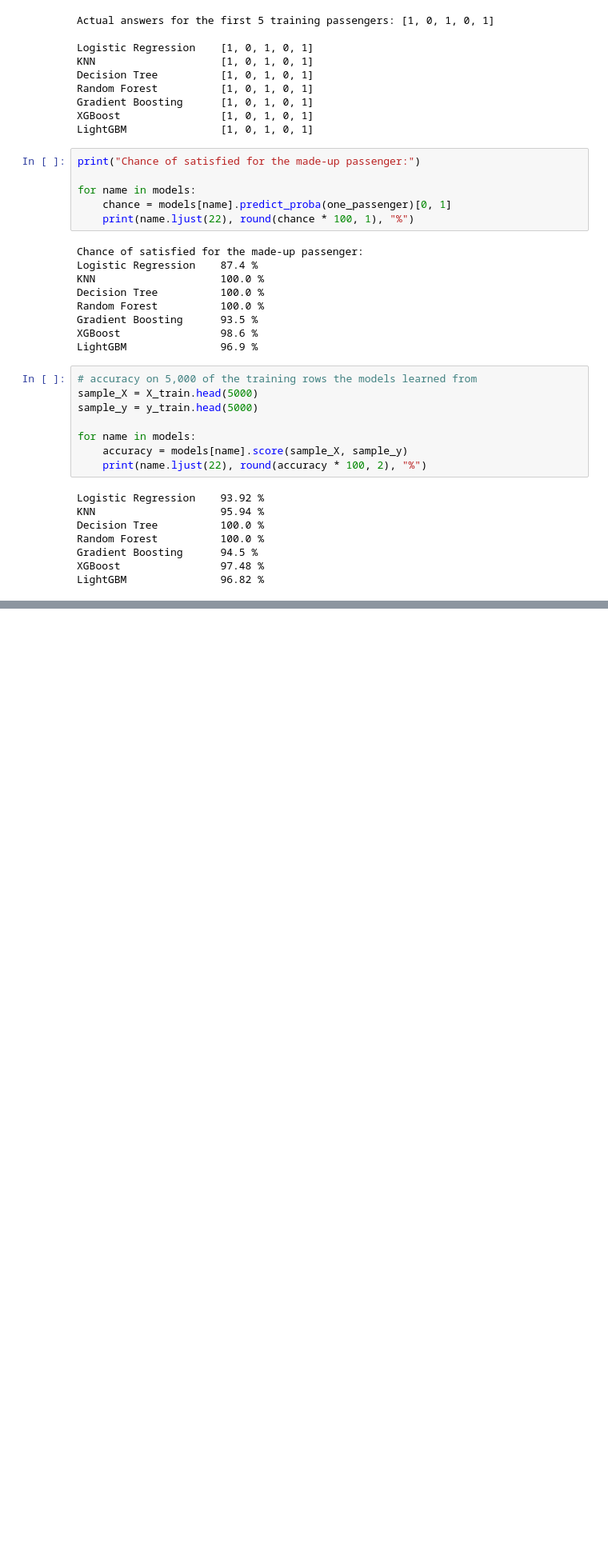
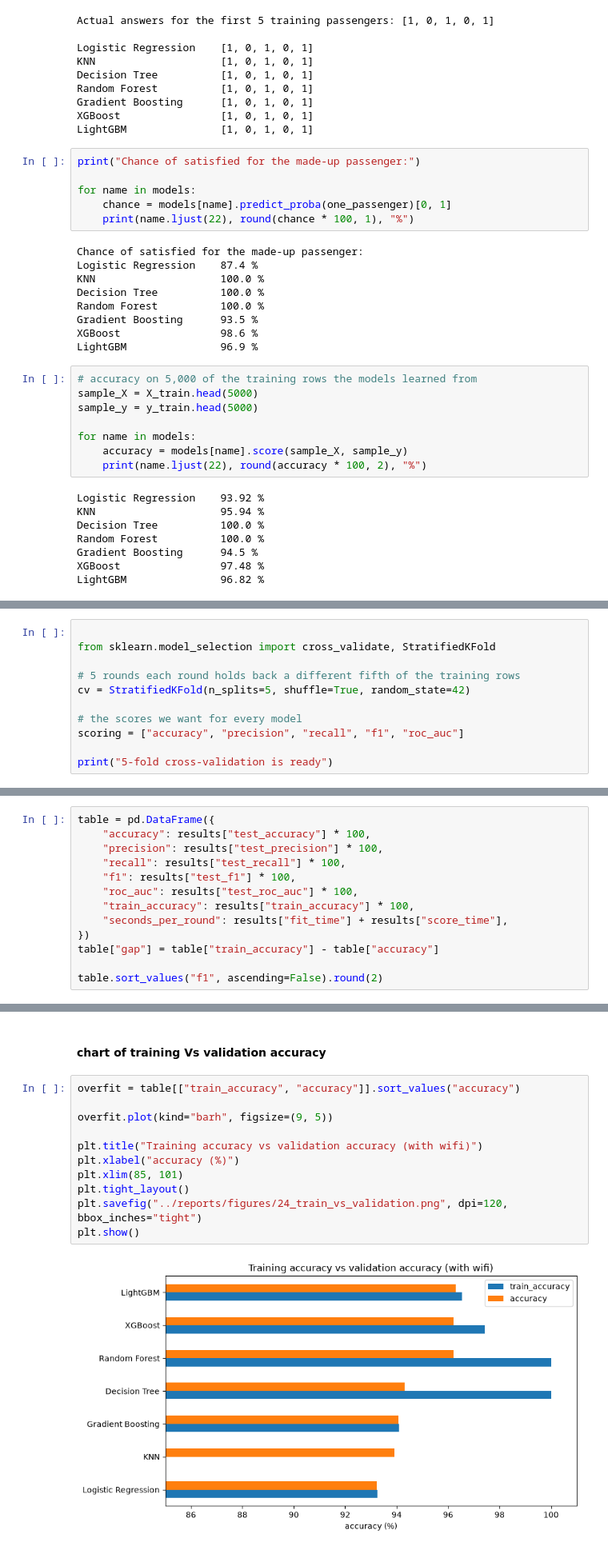
Before and after one commit to Siddharthkeshwani/airline-satisfaction-ml, a Jupyter notebook: notebooks/05_model_building_and_comparison.ipynb, the cells around one changed output, grey strips where cells are left out. Shown at 80% size. Cells and saved outputs as stored; diff of their text form; blank space fills up the shorter version.

```diff
--- a/notebooks/05_model_building_and_comparison.ipynb
+++ b/notebooks/05_model_building_and_comparison.ipynb
@@ -543,0 +546,11 @@ times
+# %%
+
+from sklearn.model_selection import cross_validate, StratifiedKFold
+
+# 5 rounds each round holds back a different fifth of the training rows
+cv = StratifiedKFold(n_splits=5, shuffle=True, random_state=42)
+
+# the scores we want for every model
+scoring = ["accuracy", "precision", "recall", "f1", "roc_auc"]
+
+print("5-fold cross-validation is ready")
@@ -543,0 +598,13 @@ times
+# %%
+table = pd.DataFrame({
+    "accuracy": results["test_accuracy"] * 100,
+    "precision": results["test_precision"] * 100,
+    "recall": results["test_recall"] * 100,
+    "f1": results["test_f1"] * 100,
+    "roc_auc": results["test_roc_auc"] * 100,
+    "train_accuracy": results["train_accuracy"] * 100,
+    "seconds_per_round": results["fit_time"] + results["score_time"],
+})
+table["gap"] = table["train_accuracy"] - table["accuracy"]
+
+table.sort_values("f1", ascending=False).round(2)
@@ -543,0 +725,15 @@ times
+# %% [markdown]
+#### chart of training Vs validation accuracy
+# %%
+overfit = table[["train_accuracy", "accuracy"]].sort_values("accuracy")
+
+overfit.plot(kind="barh", figsize=(9, 5))
+
+plt.title("Training accuracy vs validation accuracy (with wifi)")
+plt.xlabel("accuracy (%)")
+plt.xlim(85, 101)
+plt.tight_layout()
+plt.savefig("../reports/figures/24_train_vs_validation.png", dpi=120, bbox_inches="tight")
+plt.show()
+# %% [output]
+[figure, added]
```
Also changed, not shown: parts of 24 cells of this notebook, 4 other files.
